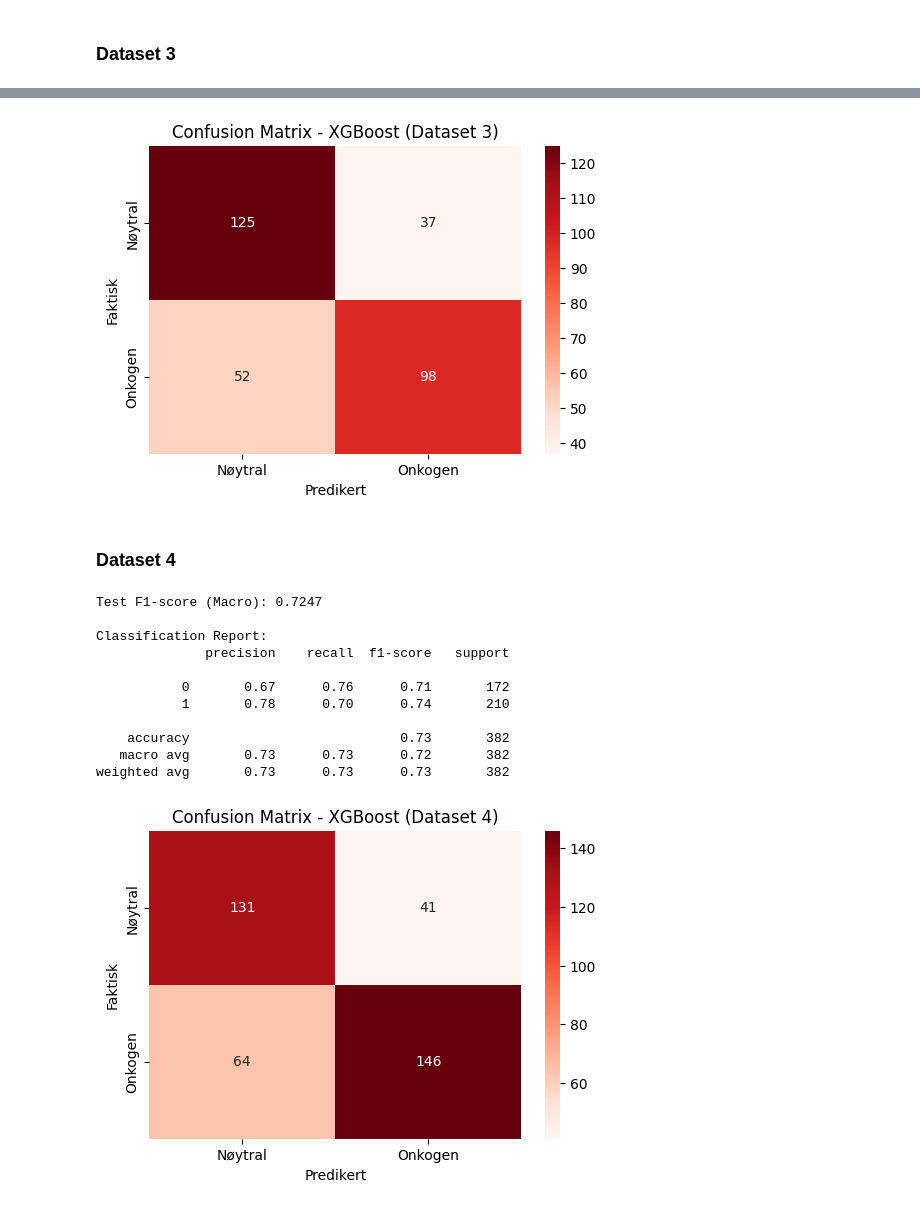
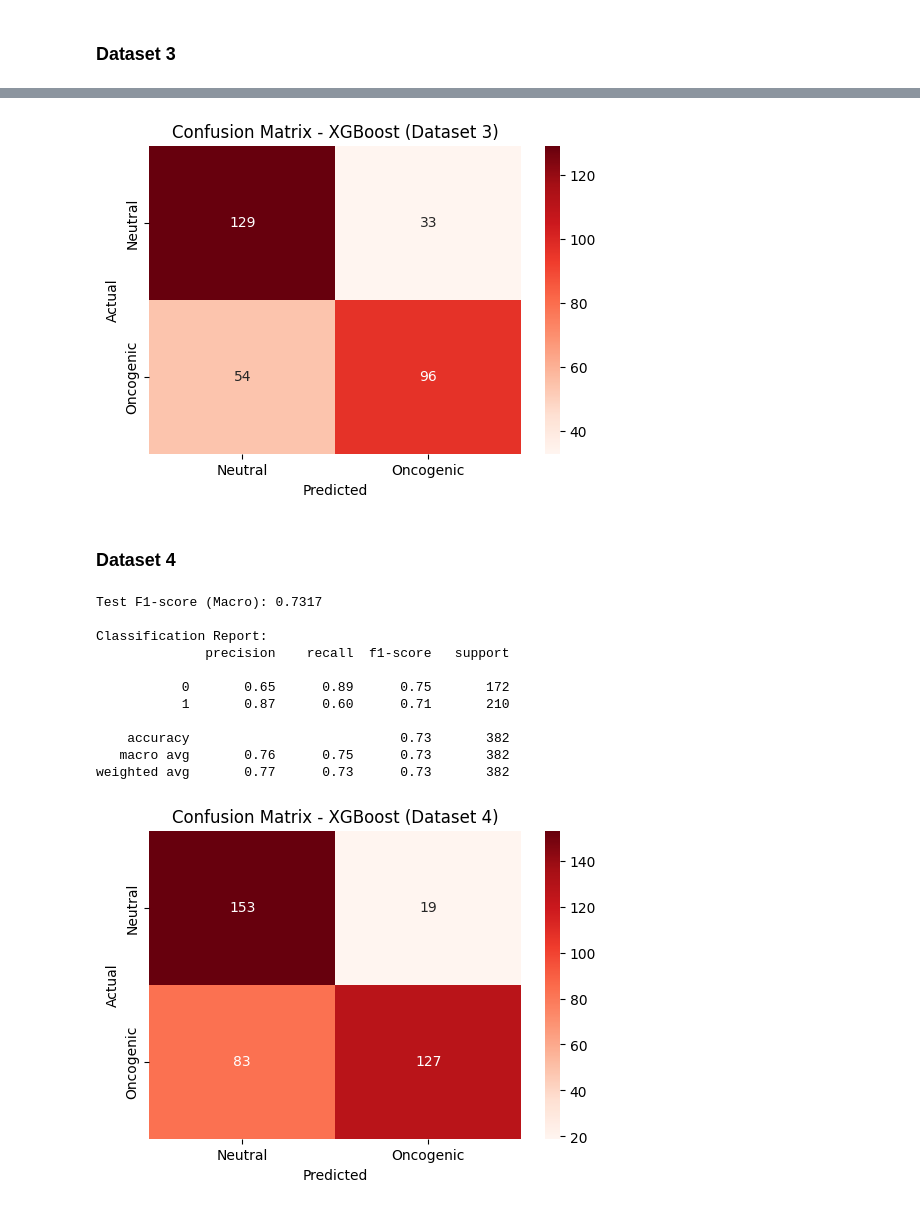
Before and after one commit to anekleiven/machine_learning_pipeline, a Jupyter notebook: 04_Model_Training.ipynb, the cells around one changed output, grey strips where cells are left out. Cells and saved outputs as stored; diff of their text form; code cells hidden in the pictures.

```diff
--- a/04_Model_Training.ipynb
+++ b/04_Model_Training.ipynb
@@ -185,7 +213,7 @@ The five first rows of X_train_4:
 # %% [markdown]
 ## Define the Pipelines
 # %%
-categorical_feat = ["Variant_Type", "has_gnomAD_AF", "Consequence", "In_Hotspot", "IN_DOMAIN", "IN_FUNC_SITE"]
+categorical_feat = ["Variant_Type", "has_gnomAD_AF", "Consequence", "In_Hotspot", "IN_DOMAIN", "IN_FUNC_SITE", 'hotspot_x_vartype']
 
 def create_pipeline(df, model, categorical_feat):
   """
@@ -866,22 +1099,22 @@ import matplotlib.pyplot as plt
 cm = confusion_matrix(y_test_3, y_pred_3)
 plt.figure(figsize=(6,4))
 sns.heatmap(cm, annot=True, fmt='d', cmap='Reds',
-            xticklabels=['Nøytral', 'Onkogen'],
-            yticklabels=['Nøytral', 'Onkogen'])
-plt.xlabel('Predikert')
-plt.ylabel('Faktisk')
+            xticklabels=['Neutral', 'Oncogenic'],
+            yticklabels=['Neutral', 'Oncogenic'])
+plt.xlabel('Predicted')
+plt.ylabel('Actual')
 plt.title('Confusion Matrix - XGBoost (Dataset 3)')
 plt.show()
 # %% [output]
-[figure, old version]
+[figure, new version]
 # %% [markdown]
 ### Dataset 4
 # %%
 # Predict classes for dataset 4
-y_pred_4 = gs_xgb_4.predict(X_test_4)
+y_pred_4 = xgb4.predict(X_test_4)
 
 # Predict probabilities
-y_probs_4 = gs_xgb_4.predict_proba(X_test_4)[:, 1]
+y_probs_4 = xgb4.predict_proba(X_test_4)[:, 1]
 
 # F1-score
 test_f1 = f1_score(y_test_4, y_pred_4, average='macro')
@@ -891,29 +1124,29 @@ print(f"Test F1-score (Macro): {test_f1:.4f}")
 print("\nClassification Report:")
 print(classification_report(y_test_4, y_pred_4))
 # %% [output]
-Test F1-score (Macro): 0.7247
+Test F1-score (Macro): 0.7317
 
 Classification Report:
               precision    recall  f1-score   support
 
-           0       0.67      0.76      0.71       172
-           1       0.78      0.70      0.74       210
+           0       0.65      0.89      0.75       172
+           1       0.87      0.60      0.71       210
 
     accuracy                           0.73       382
-   macro avg       0.73      0.73      0.72       382
-weighted avg       0.73      0.73      0.73       382
+   macro avg       0.76      0.75      0.73       382
+weighted avg       0.77      0.73      0.73       382
 # %%
 import seaborn as sns
 import matplotlib.pyplot as plt
 
 cm = confusion_matrix(y_test_4, y_pred_4)
 plt.figure(figsize=(6,4))
 sns.heatmap(cm, annot=True, fmt='d', cmap='Reds',
-            xticklabels=['Nøytral', 'Onkogen'],
-            yticklabels=['Nøytral', 'Onkogen'])
-plt.xlabel('Predikert')
-plt.ylabel('Faktisk')
+            xticklabels=['Neutral', 'Oncogenic'],
+            yticklabels=['Neutral', 'Oncogenic'])
+plt.xlabel('Predicted')
+plt.ylabel('Actual')
 plt.title('Confusion Matrix - XGBoost (Dataset 4)')
 plt.show()
 # %% [output]
-[figure, old version]
+[figure, new version]
```
Also changed, not shown: parts of 53 cells of this notebook, 3 other files.
